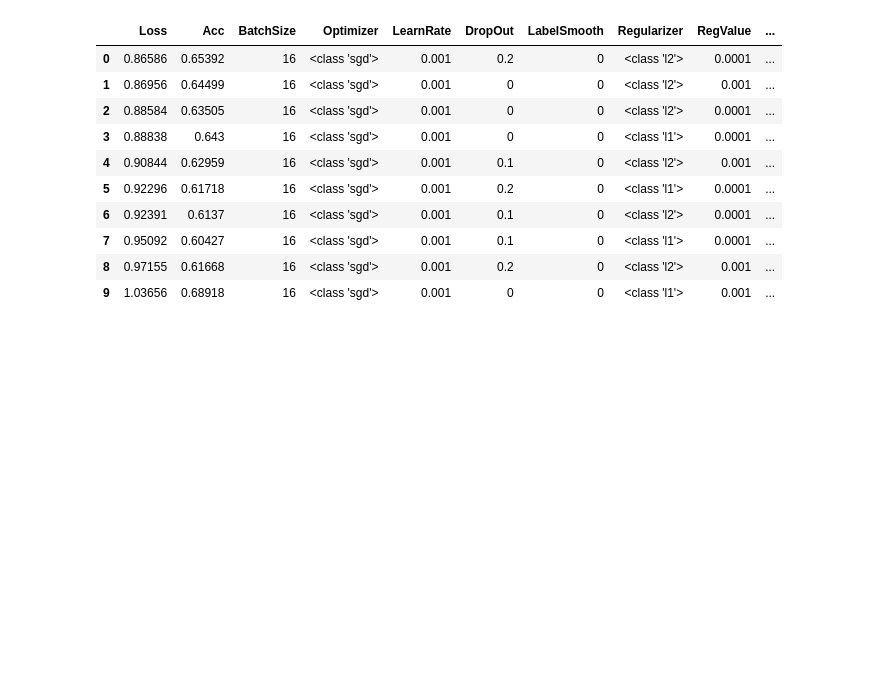
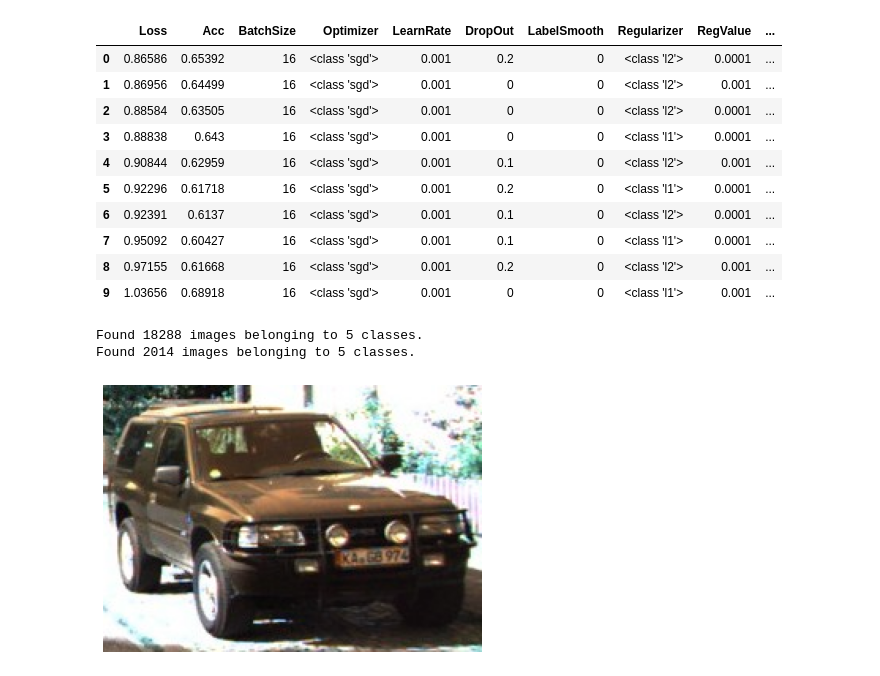
Before and after one commit to BerntA/CVEET, a Jupyter notebook: src/testing.ipynb, the cells around one changed output. Cells and saved outputs as stored; diff of their text form; code cells hidden in the pictures; blank space fills up the shorter version.

```diff
--- a/src/testing.ipynb
+++ b/src/testing.ipynb
@@ -146,0 +152,38 @@ df2
+# %%
+train = ImageDataGenerator(
+    rescale = 1.0/255.0,
+    rotation_range = 40,
+    width_shift_range = 0.2,
+    height_shift_range = 0.2,
+    shear_range = 0.2,
+    zoom_range = 0.2,
+    horizontal_flip = True,
+    brightness_range = [0.2, 1.0]
+)
+
+test = ImageDataGenerator(
+    rescale = 1.0/255.0
+)
+
+train_gen = train.flow_from_directory(
+    "../images/train/",
+    color_mode="rgb",
+    batch_size = BATCH,
+    class_mode="categorical",
+    target_size = TARGET_SIZE,
+    interpolation="bilinear",
+    shuffle=True
+)
+
+test_gen = test.flow_from_directory(
+    "../images/test/",
+    color_mode="rgb",
+    batch_size = BATCH,
+    class_mode="categorical",
+    target_size = TARGET_SIZE,
+    interpolation="bilinear",
+    shuffle=True
+)
+# %% [output]
+Found 18288 images belonging to 5 classes.
+Found 2014 images belonging to 5 classes.
@@ -146,0 +201,7 @@ df2
+# %%
+I = cv2.imread('../images/test/car/kitti_001261_1.jpg')
+aug = other.flow(np.expand_dims(I,0), batch_size=1)
+# %%
+show_image(I, size=(6,4))
+# %% [output]
+[figure, added]
```
Also changed, not shown: parts of 5 cells of this notebook.
